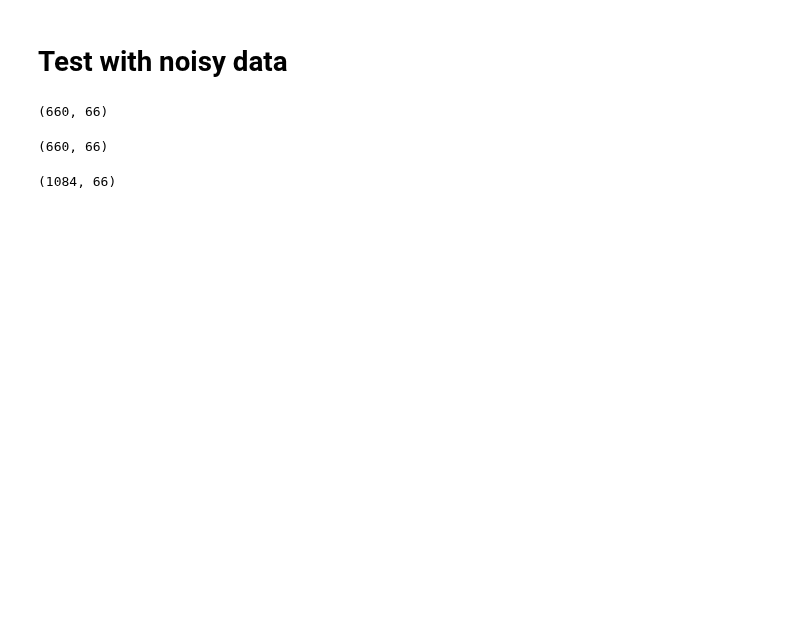
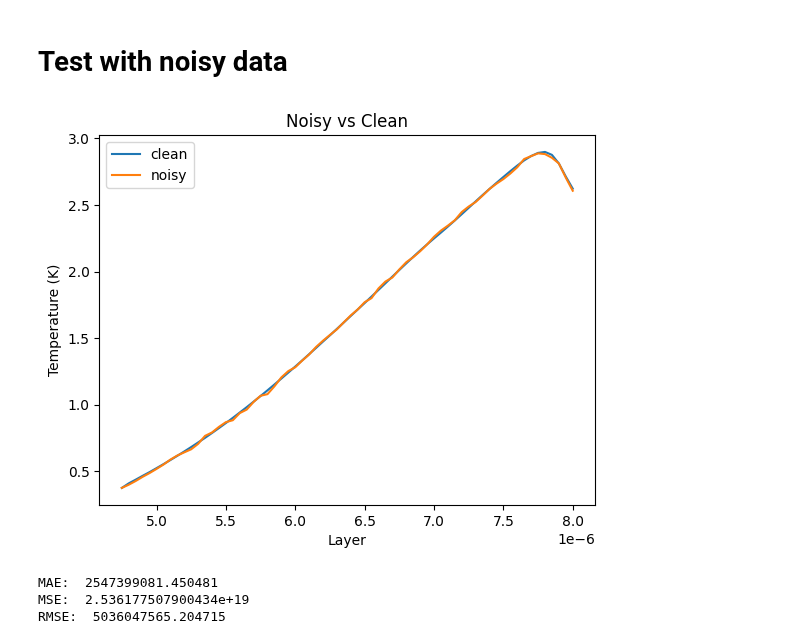
Before and after one commit to iAmBrig12/REU_AI_Thermography, a Jupyter notebook: other_regressions.ipynb, the cells around one changed output. Cells and saved outputs as stored; diff of their text form; code cells hidden in the pictures; blank space fills up the shorter version.

```diff
--- a/other_regressions.ipynb
+++ b/other_regressions.ipynb
@@ -26,7 +26,7 @@ direction = 0
 # use only if split == 1
 # 1 - combine given training and validation data
 # 0 - use only training data
-combine = 1
+combine = 0
 
 if not combine:
     if direction:
@@ -92,18 +92,42 @@ plt.show()
 # Test with noisy data
 # %%
 # apply noise to validation data
-noise = pd.DataFrame(np.random.normal(loc=0, scale=0.1, size=X_test.shape), columns=X_test.columns)
+noise = pd.DataFrame(np.random.normal(loc=0, scale=0.01, size=X_test.shape), columns=X_test.columns)
 
 X_test_noisy = noise.add(X_test)
-# %%
-X_test.shape
-# %% [output]
-(660, 66)
-# %%
-noise.shape
-# %% [output]
-(660, 66)
-# %%
-X_test_noisy.shape
-# %% [output]
-(1084, 66)
+# %%
+import matplotlib.pyplot as plt
+import random
+
+index = random.randint(0, len(pred))
+
+clean = X_test.values[index]
+noisy = X_test_noisy.values[index]
+
+
+plt.plot(X_train.columns, clean, label='clean')
+plt.plot(X_train.columns, noisy,  label='noisy')
+
+plt.title("Noisy vs Clean")
+
+if direction:
+    plt.xlabel("Wavlength")
+    plt.ylabel("Intensity")
+else:
+    plt.xlabel("Layer")
+    plt.ylabel("Temperature (K)")
+
+plt.legend()
+plt.show()
+# %% [output]
+[figure, added]
+# %%
+noisy_pred = model.predict(X_test_noisy)
+
+print('MAE: ', metrics.mean_absolute_error(y_test, noisy_pred))
+print('MSE: ', metrics.mean_squared_error(y_test, noisy_pred))
+print('RMSE: ', np.sqrt(metrics.mean_squared_error(y_test, noisy_pred)))
+# %% [output]
+MAE:  2547399081.450481
+MSE:  2.536177507900434e+19
+RMSE:  5036047565.204715
```
Also changed, not shown: parts of 3 cells of this notebook.
